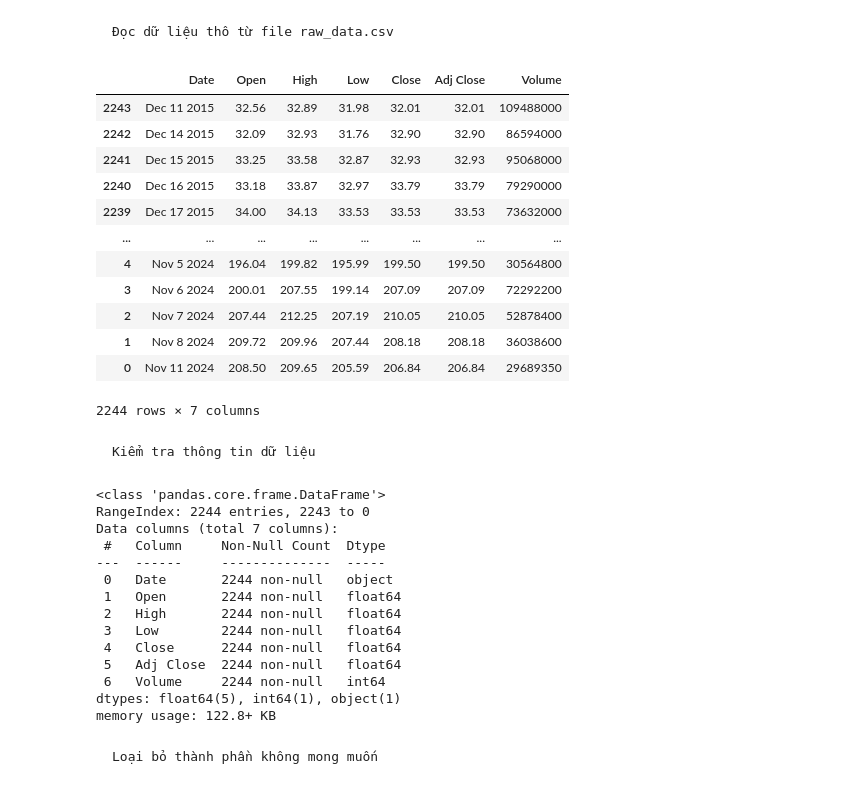
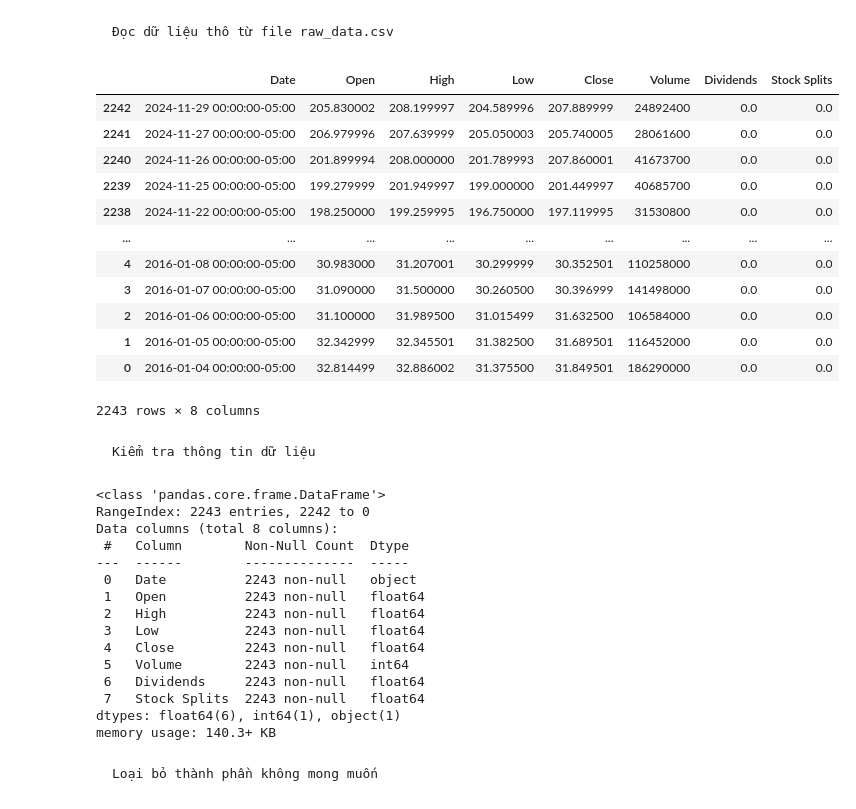
Before and after one commit to TranDuyKhanh20215213/DataScienceProject, a Jupyter notebook: Data-Science-Stock-Price-Prediction-main/cleaning_data.ipynb, the cells around one changed output. Cells and saved outputs as stored; diff of their text form; code cells hidden in the pictures.

```diff
--- a/Data-Science-Stock-Price-Prediction-main/cleaning_data.ipynb
+++ b/Data-Science-Stock-Price-Prediction-main/cleaning_data.ipynb
@@ -11,40 +11,41 @@ warnings.filterwarnings('ignore')
 # %% [markdown]
     Đọc dữ liệu thô từ file raw_data.csv
 # %%
-data = pd.read_csv('./raw data/raw_data.csv').iloc[::-1]
+data = pd.read_csv('raw_data/dataAMZN.csv').iloc[::-1]
 data
 # %% [output]
-|  | Date | Open | High | Low | Close | Adj Close | Volume |
-| 2243 | Dec 11 2015 | 32.56 | 32.89 | 31.98 | 32.01 | 32.01 | 109488000 |
-| 2242 | Dec 14 2015 | 32.09 | 32.93 | 31.76 | 32.90 | 32.90 | 86594000 |
-| 2241 | Dec 15 2015 | 33.25 | 33.58 | 32.87 | 32.93 | 32.93 | 95068000 |
-| 2240 | Dec 16 2015 | 33.18 | 33.87 | 32.97 | 33.79 | 33.79 | 79290000 |
-| 2239 | Dec 17 2015 | 34.00 | 34.13 | 33.53 | 33.53 | 33.53 | 73632000 |
-| ... | ... | ... | ... | ... | ... | ... | ... |
-| 4 | Nov 5 2024 | 196.04 | 199.82 | 195.99 | 199.50 | 199.50 | 30564800 |
-| 3 | Nov 6 2024 | 200.01 | 207.55 | 199.14 | 207.09 | 207.09 | 72292200 |
-| 2 | Nov 7 2024 | 207.44 | 212.25 | 207.19 | 210.05 | 210.05 | 52878400 |
-| 1 | Nov 8 2024 | 209.72 | 209.96 | 207.44 | 208.18 | 208.18 | 36038600 |
-| 0 | Nov 11 2024 | 208.50 | 209.65 | 205.59 | 206.84 | 206.84 | 29689350 |
+|  | Date | Open | High | Low | Close | Volume | Dividends | Stock Splits |
+| 2242 | 2024-11-29 00:00:00-05:00 | 205.830002 | 208.199997 | 204.589996 | 207.889999 | 24892400 | 0.0 | 0.0 |
+| 2241 | 2024-11-27 00:00:00-05:00 | 206.979996 | 207.639999 | 205.050003 | 205.740005 | 28061600 | 0.0 | 0.0 |
+| 2240 | 2024-11-26 00:00:00-05:00 | 201.899994 | 208.000000 | 201.789993 | 207.860001 | 41673700 | 0.0 | 0.0 |
+| 2239 | 2024-11-25 00:00:00-05:00 | 199.279999 | 201.949997 | 199.000000 | 201.449997 | 40685700 | 0.0 | 0.0 |
+| 2238 | 2024-11-22 00:00:00-05:00 | 198.250000 | 199.259995 | 196.750000 | 197.119995 | 31530800 | 0.0 | 0.0 |
+| ... | ... | ... | ... | ... | ... | ... | ... | ... |
+| 4 | 2016-01-08 00:00:00-05:00 | 30.983000 | 31.207001 | 30.299999 | 30.352501 | 110258000 | 0.0 | 0.0 |
+| 3 | 2016-01-07 00:00:00-05:00 | 31.090000 | 31.500000 | 30.260500 | 30.396999 | 141498000 | 0.0 | 0.0 |
+| 2 | 2016-01-06 00:00:00-05:00 | 31.100000 | 31.989500 | 31.015499 | 31.632500 | 106584000 | 0.0 | 0.0 |
+| 1 | 2016-01-05 00:00:00-05:00 | 32.342999 | 32.345501 | 31.382500 | 31.689501 | 116452000 | 0.0 | 0.0 |
+| 0 | 2016-01-04 00:00:00-05:00 | 32.814499 | 32.886002 | 31.375500 | 31.849501 | 186290000 | 0.0 | 0.0 |
-2244 rows × 7 columns
+2243 rows × 8 columns
 # %% [markdown]
     Kiểm tra thông tin dữ liệu
 # %%
 data.info()
 # %% [output]
 <class 'pandas.core.frame.DataFrame'>
-RangeIndex: 2244 entries, 2243 to 0
-Data columns (total 7 columns):
- #   Column     Non-Null Count  Dtype
----  ------     --------------  -----
- 0   Date       2244 non-null   object
- 1   Open       2244 non-null   float64
- 2   High       2244 non-null   float64
- 3   Low        2244 non-null   float64
- 4   Close      2244 non-null   float64
- 5   Adj Close  2244 non-null   float64
- 6   Volume     2244 non-null   int64
-dtypes: float64(5), int64(1), object(1)
-memory usage: 122.8+ KB
+RangeIndex: 2243 entries, 2242 to 0
+Data columns (total 8 columns):
+ #   Column        Non-Null Count  Dtype
+---  ------        --------------  -----
+ 0   Date          2243 non-null   object
+ 1   Open          2243 non-null   float64
+ 2   High          2243 non-null   float64
+ 3   Low           2243 non-null   float64
+ 4   Close         2243 non-null   float64
+ 5   Volume        2243 non-null   int64
+ 6   Dividends     2243 non-null   float64
+ 7   Stock Splits  2243 non-null   float64
+dtypes: float64(6), int64(1), object(1)
+memory usage: 140.3+ KB
 # %% [markdown]
     Loại bỏ thành phần không mong muốn
```
Also changed, not shown: parts of 5 cells of this notebook, 31 other files.
